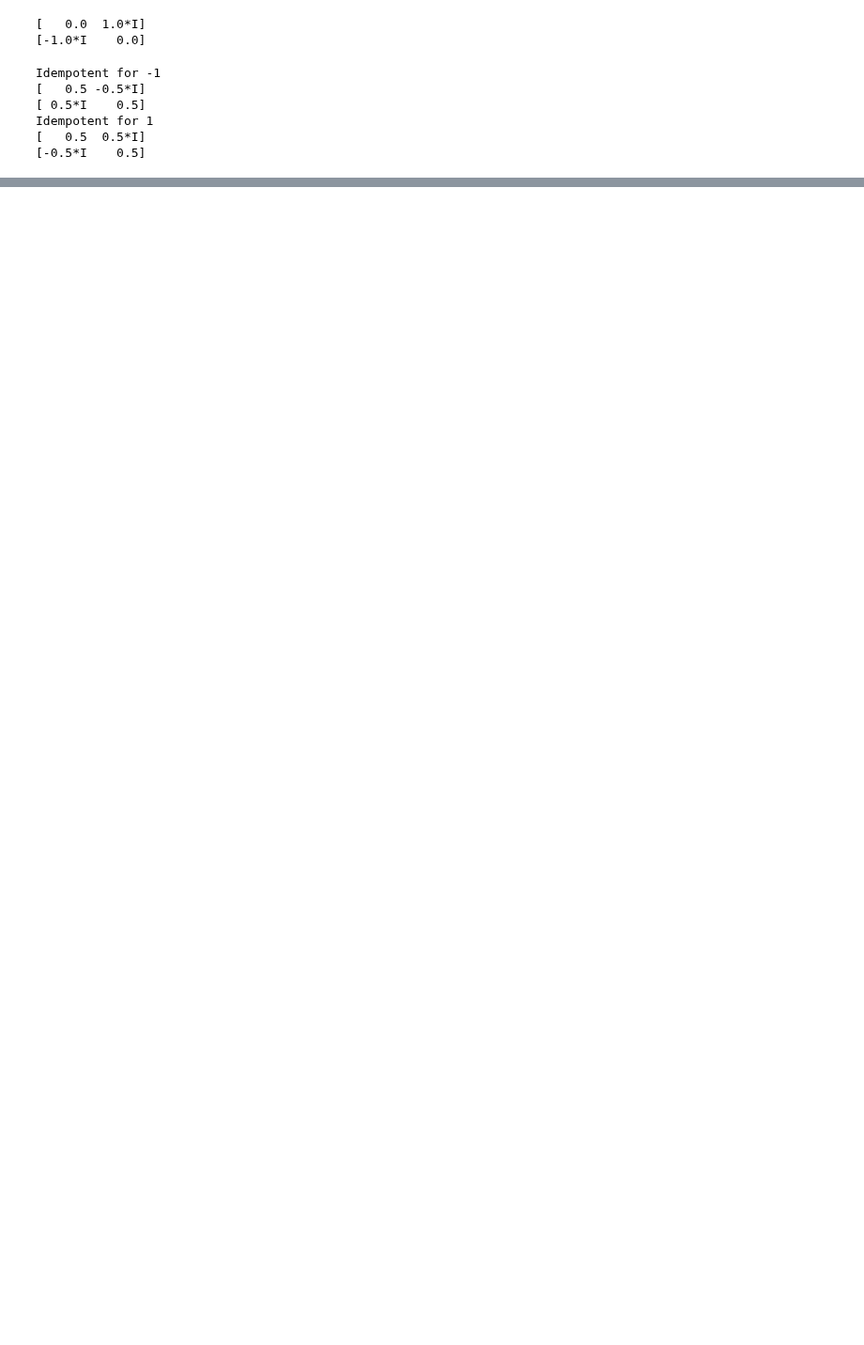
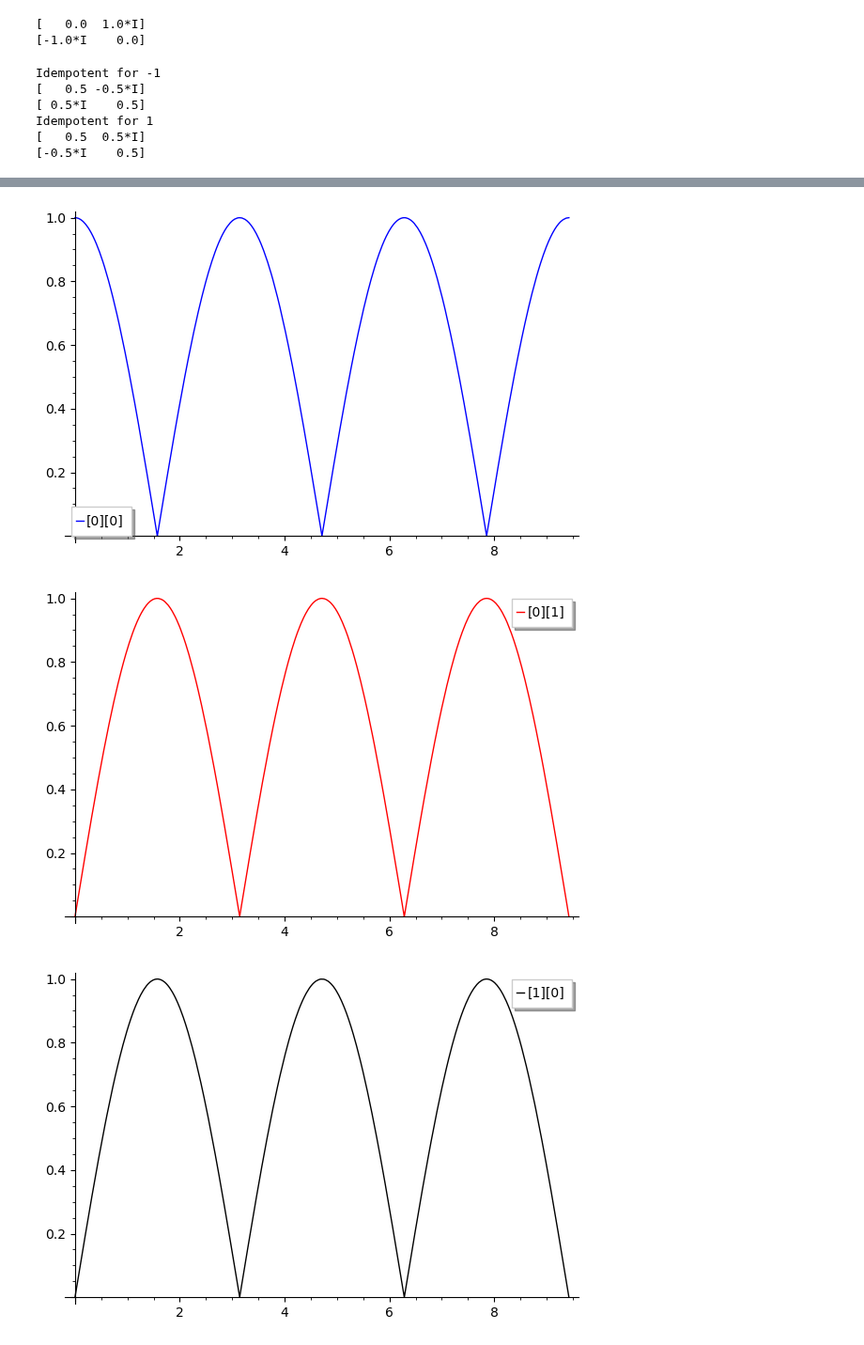
Before and after one commit to EmilyMWright/FUSRP-2021-Quantum-Walks, a Jupyter notebook: Idempotents_of_Adjancency_Matrix.ipynb, the cells around one changed output, grey strips where cells are left out. Shown at 94% size. Drawn from its saved outputs; the diff is of its cells as text; code cells hidden in the pictures; blank space fills up the shorter version.

```diff
--- a/Idempotents_of_Adjancency_Matrix.ipynb
+++ b/Idempotents_of_Adjancency_Matrix.ipynb
@@ -192,6 +194,24 @@ def transfer_at_time_r(A,t,i,j):
 def transfer_at_time_i(A,t,i,j):
     U = transfer(A,t)
     return U[i][j].imag()
+
+################################################################################
+# Function: transfer_at_time_a                                                 #
+#                                                                              #
+# Purpose: find imaginary part of transfer matrix at specific time and index   #
+#                                                                              #
+# Arguments:                                                                   #
+#   A        Hermitian sage or numpy matrix     adjacency matrix/Hamiltonian   #
+#   i        integer                            row number                     #
+#   j        integer                            column number                  #
+#                                                                              #
+# Returns: imaginary part of U(t) at index [i][j]                              #
+#                                                                              #
+################################################################################
+
+def transfer_at_time_a(A,t,i,j):
+    U = transfer(A,t)
+    return U[i][j].abs()
 # %%
 # Example usage for directed C4 matrix
 DC4 = np.matrix([[0,-1j,0,1j],[1j, 0, -1j, 0],[0,1j,0,-1j],[-1j,0,1j,0]]); matrix(DC4)
@@ -240,0 +258,14 @@ plot(transfer_at_time_r(H,x,1,0),0,3*np.pi)
+# %%
+# Plots absolute value of U(t) for matrix H from time 0 to 3pi
+PH00a = plot(transfer_at_time_a(H,x,0,0),0,3*np.pi, color="blue", legend_label="[0][0]")
+PH01a = plot(transfer_at_time_a(H,x,1,0),0,3*np.pi, color="red", legend_label="[0][1]")
+PH10a = plot(transfer_at_time_a(H,x,0,1),0,3*np.pi, color="black", legend_label="[1][0]")
+PH11a = plot(transfer_at_time_a(H,x,1,1),0,3*np.pi, color="green", legend_label="[1][1]")
+PH00a.show()
+PH01a.show()
+PH10a.show()
+PH11a.show()
+# %% [output]
+[figure, added]
+[figure, added]
+[figure, added]
```
Also changed, not shown: parts of 8 cells of this notebook, 1 other file.
